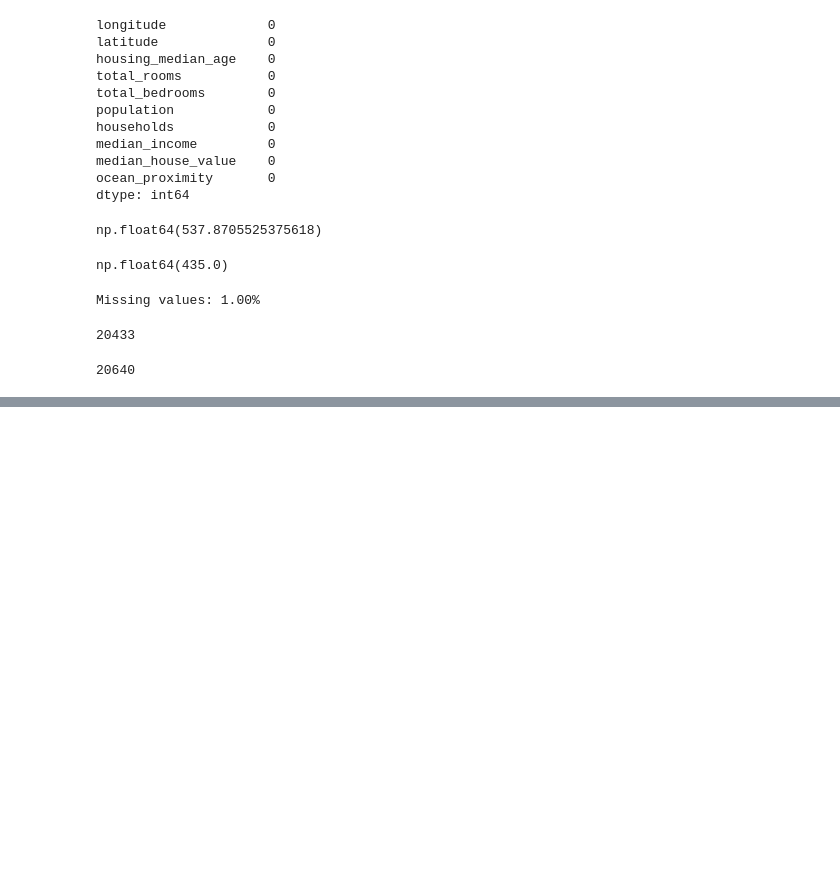
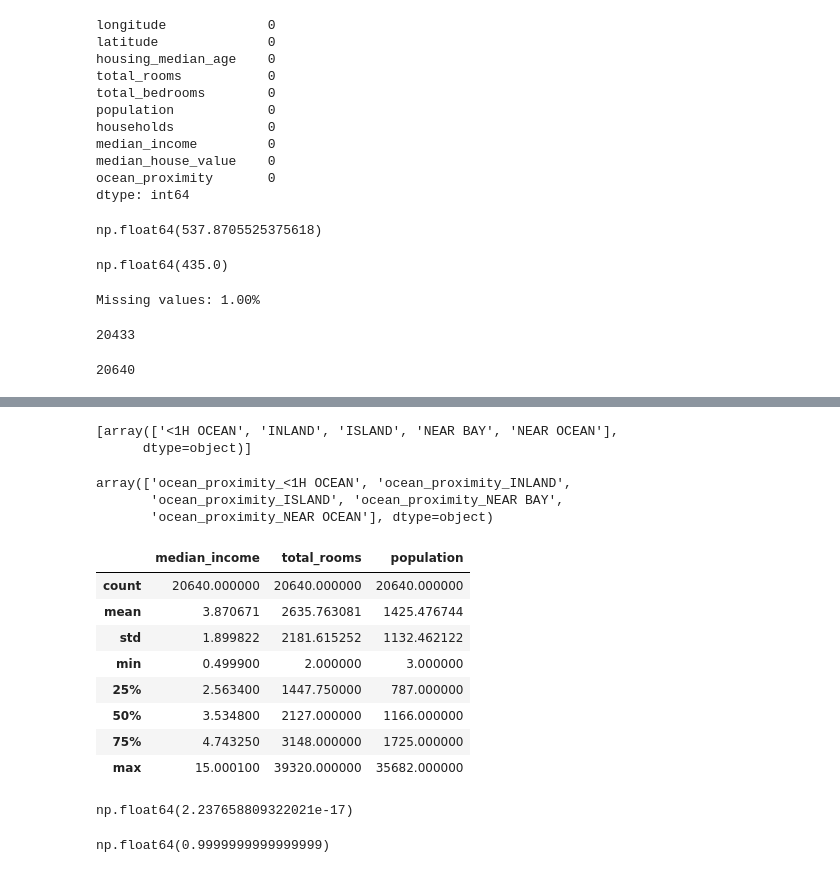
Before and after one commit to Mahnoor-Asad-Khan/day06-08--machine-learning-workflow, a Jupyter notebook: pandas_foundations.ipynb, the cells around one changed output, grey strips where cells are left out. Saved outputs shown, nothing was run; the diff lists cells and outputs as text; code cells hidden in the pictures; blank space fills up the shorter version.

Commit message:
Handle duplicate values, do encoding and scale features of dataset

```diff
--- a/pandas_foundations.ipynb
+++ b/pandas_foundations.ipynb
@@ -476,0 +519,26 @@ housing_clean.shape[0]
+# %%
+print(encoder.categories_)
+# %% [output]
+[array(['<1H OCEAN', 'INLAND', 'ISLAND', 'NEAR BAY', 'NEAR OCEAN'],
+      dtype=object)]
+# %%
+encoder.get_feature_names_out(["ocean_proximity"])
+# %% [output]
+array(['ocean_proximity_<1H OCEAN', 'ocean_proximity_INLAND',
+       'ocean_proximity_ISLAND', 'ocean_proximity_NEAR BAY',
+       'ocean_proximity_NEAR OCEAN'], dtype=object)
+# %%
+#feature scaling
+housing[
+    ["median_income", "total_rooms", "population"]
+].describe()
+# %% [output]
+|  | median_income | total_rooms | population |
+| count | 20640.000000 | 20640.000000 | 20640.000000 |
+| mean | 3.870671 | 2635.763081 | 1425.476744 |
+| std | 1.899822 | 2181.615252 | 1132.462122 |
+| min | 0.499900 | 2.000000 | 3.000000 |
+| 25% | 2.563400 | 1447.750000 | 787.000000 |
+| 50% | 3.534800 | 2127.000000 | 1166.000000 |
+| 75% | 4.743250 | 3148.000000 | 1725.000000 |
+| max | 15.000100 | 39320.000000 | 35682.000000 |
@@ -476,0 +553,8 @@ housing_clean.shape[0]
+# %%
+scaled_data.mean()
+# %% [output]
+np.float64(2.237658809322021e-17)
+# %%
+scaled_data.std()
+# %% [output]
+np.float64(0.9999999999999999)
```
Also changed, not shown: parts of 9 cells of this notebook.
